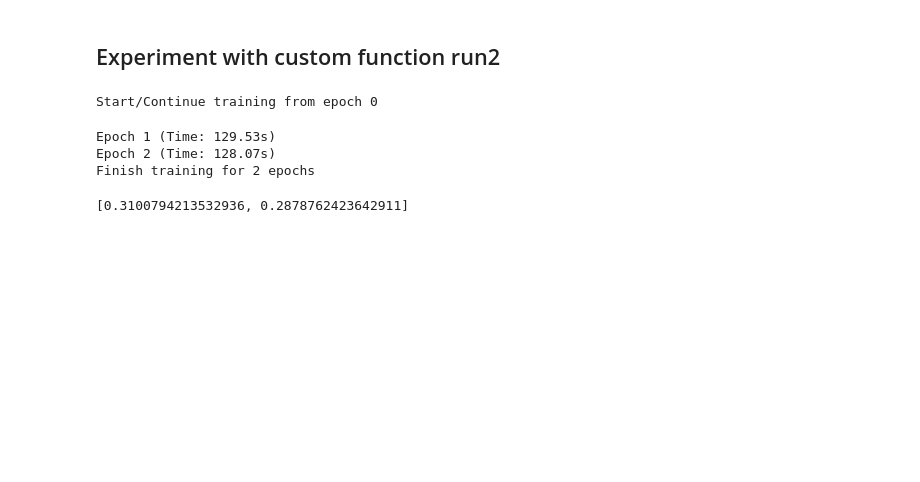
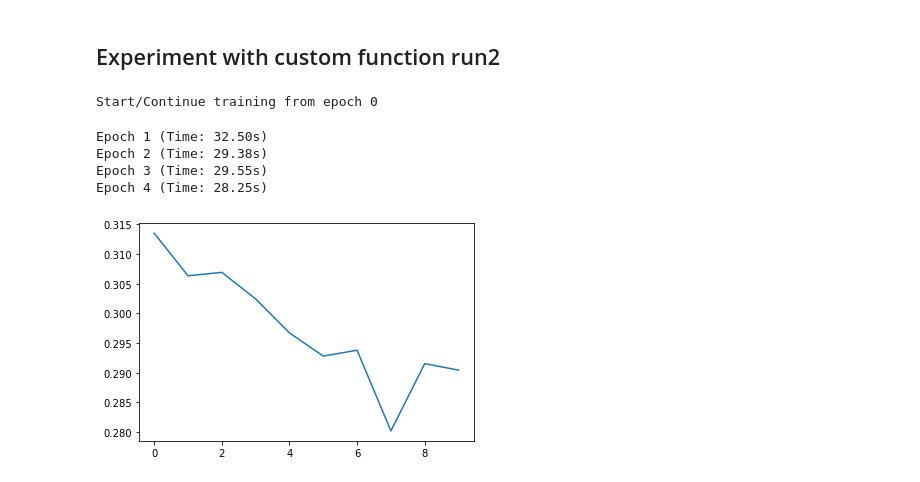
Before and after one commit to rohanpote/MoDL_CenterNet, a Jupyter notebook: src/local_notebooks/notebook_Resnet18_Original.ipynb, the cells around one changed output. Saved outputs shown, nothing was run; the diff lists cells and outputs as text; code cells hidden in the pictures; blank space fills up the shorter version.

```diff
--- a/src/local_notebooks/notebook_Resnet18_Original.ipynb
+++ b/src/local_notebooks/notebook_Resnet18_Original.ipynb
@@ -318,0 +237,19 @@ train_loader = td.DataLoader(
+# %%
+import cv2
+import skimage.io as io
+for idx,batch in enumerate(train_loader):
+    print(idx)
+    x1=batch['input']
+    img = dataset.coco.loadImgs(dataset.images[0])[0]
+    f_name=img_dir
+    f_name+=img['file_name']
+    I = io.imread(f_name)
+    plt.figure()
+    plt.imshow(I)
+    plt.show()
+    #x = np.moveaxis(x, [0, 1, 2], [2, 0, 1])
+    #     plt.figure()
+    #     plt.imshow(x)
+    #     plt.show()
+    myimshow(x1[0,:,:,:])
+    print(x1[0,:,:,:].shape,I.shape)
@@ -319,3 +259,21 @@ train_loader = td.DataLoader(
+# %%
+import cv2
+import skimage.io as io
+for idx,batch in enumerate(train_loader):
+    x=batch['input']
+    img = dataset.coco.loadImgs(dataset.images[0])[0]
+    f_name=img_dir
+    f_name+=img['file_name']
+    I = io.imread(f_name)
+    plt.figure()
+    plt.imshow(I)
+    plt.show()
+    #x = np.moveaxis(x, [0, 1, 2], [2, 0, 1])
+    #     plt.figure()
+    #     plt.imshow(x)
+    #     plt.show()
+    myimshow(x[0,:,:,:])
+    print(x[0,:,:,:].shape,I.shape)
 # %% [markdown]
 ## Manual Batch Loss computation
 # %%
@@ -340,15 +317,17 @@ tensor(0.5531, device='cuda:0', grad_fn=<MeanBackward0>)
 adam = torch.optim.Adam(net.parameters(), lr=opt.lr)
 stats_manager = nt.StatsManager()
 exp2 = nt.Experiment(net,dataset,valset,adam,stats_manager,
-output_dir="olalalaeo", batch_size=opt.batch_size,perform_validation_during_training=False)
+output_dir="olalalaeo4", batch_size=opt.batch_size,perform_validation_during_training=False)
 # %%
-exp2.run2(num_epochs=2)
+exp2.run2(num_epochs=5)
 # %% [output]
 Start/Continue training from epoch 0
-Epoch 1 (Time: 129.53s)
-Epoch 2 (Time: 128.07s)
-Finish training for 2 epochs
+Epoch 1 (Time: 32.50s)
+Epoch 2 (Time: 29.38s)
+Epoch 3 (Time: 29.55s)
+Epoch 4 (Time: 28.25s)
-# %%
-exp2.history
-# %% [output]
-[0.3100794213532936, 0.2878762423642911]
+# %%
+plt.plot(exp2.history)
+plt.show()
+# %% [output]
+[figure, added]
```
Also changed, not shown: parts of 16 cells of this notebook.
